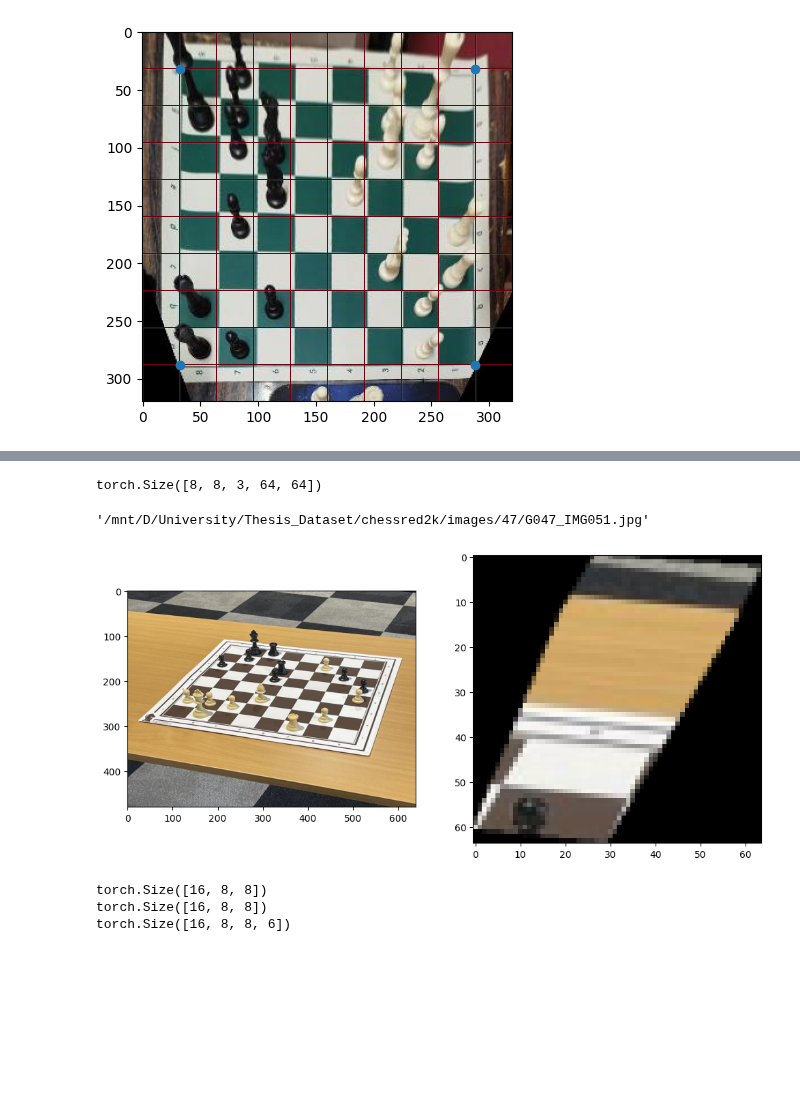
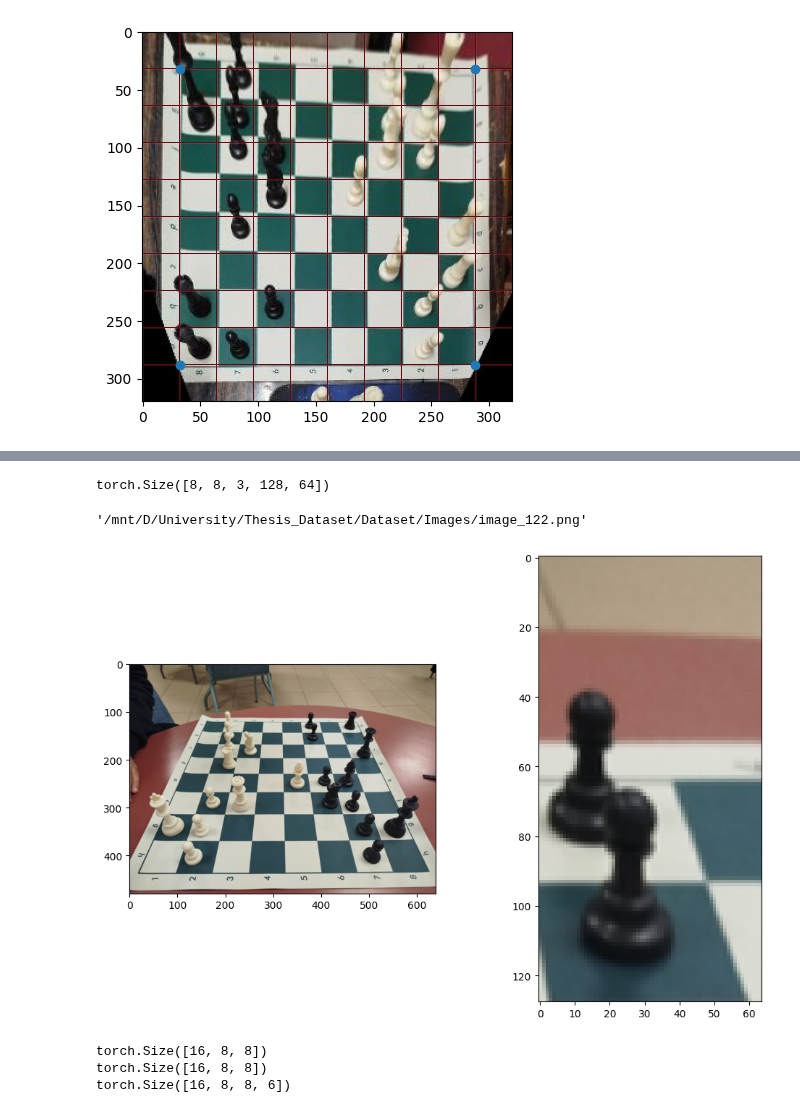
Before and after one commit to MostafaBelo/thesis_chess_lens, a Jupyter notebook: src/PieceDetection/PieceDetection_CNN/main.ipynb, the cells around one changed output, grey strips where cells are left out. Cells and saved outputs as stored; diff of their text form; code cells hidden in the pictures; blank space fills up the shorter version.

```diff
--- a/src/PieceDetection/PieceDetection_CNN/main.ipynb
+++ b/src/PieceDetection/PieceDetection_CNN/main.ipynb
@@ -138,27 +138,27 @@ len(train_ds), len(valid_ds), len(test_ds)
 # %%
 # board_split, y = ds[100]
 board_split, y = ds[200]
 
 # grid = np.zeros((warpped.shape[1], warpped.shape[2]))
 # step = 32
 # # Set pixels in rows and columns that are multiples of step to 1
 # grid[::step, :] = 1   # horizontal lines
 # grid[:, ::step] = 1   # vertical lines
 
 # plt.imshow(warpped.permute(1,2,0));
 # plt.imshow(grid, alpha=grid, cmap='Reds');
 
 print(board_split.shape)
 plt.figure(figsize=(12,8))
 plt.subplot(1,2,1)
 plt.imshow(Image.open(y["image_path"]).convert("RGB"))
 plt.subplot(1,2,2)
-plt.imshow(board_split[1,6].permute(1,2,0));
+plt.imshow(board_split[1,5].permute(1,2,0));
 y["image_path"]
 # %% [output]
-torch.Size([8, 8, 3, 64, 64])
+torch.Size([8, 8, 3, 128, 64])
-'/mnt/D/University/Thesis_Dataset/chessred2k/images/47/G047_IMG051.jpg'
+'/mnt/D/University/Thesis_Dataset/Dataset/Images/image_122.png'
-[figure, old version]
+[figure, new version]
 # %%
 class PieceDetectorCNNModel(nn.Module):
     def __init__(self, avg_embeds=None):
```
Also changed, not shown: parts of 6 cells of this notebook, 6 other files.
